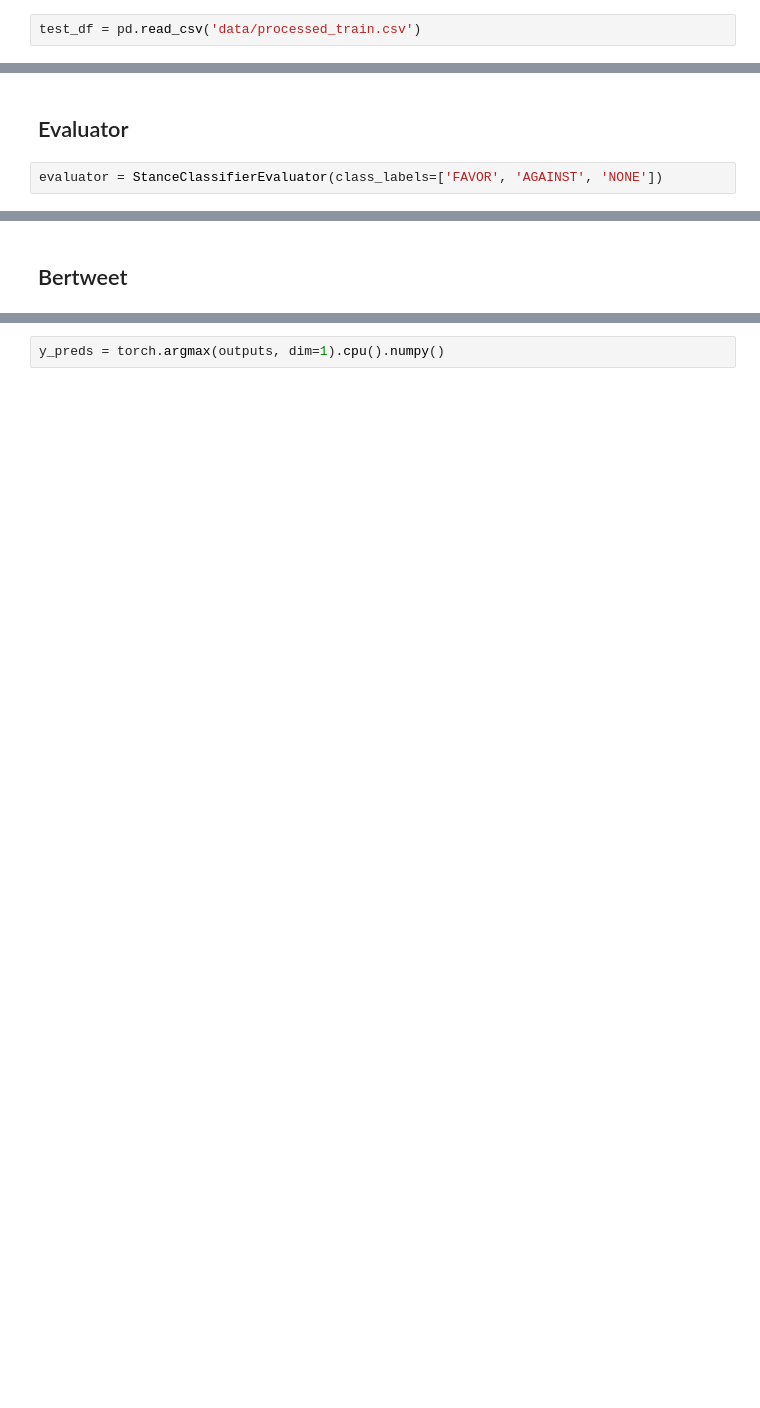
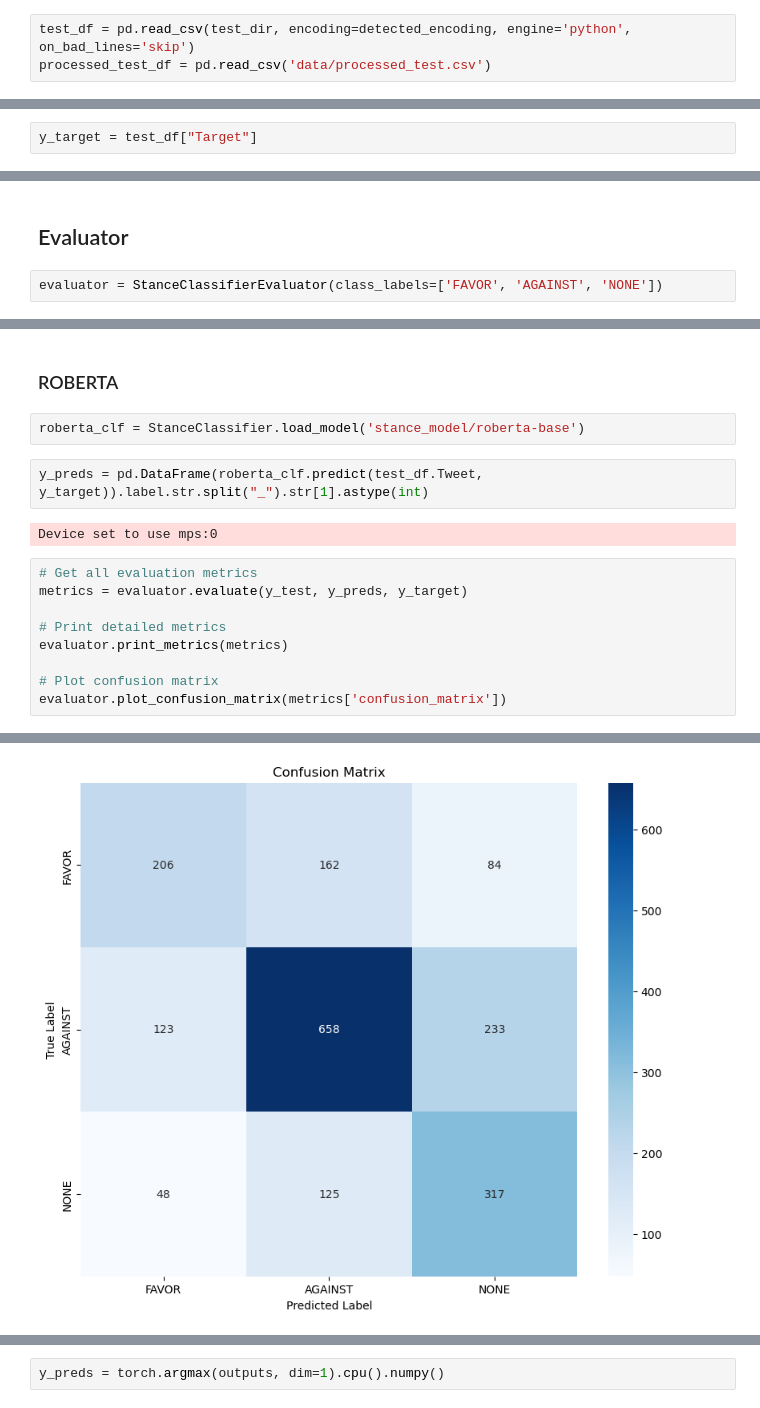
Before and after one commit to bitrao/BERT-tweet-stance-classification, a Jupyter notebook: tweet_stance_classifier_evaluate.ipynb, the cells around one changed output, grey strips where cells are left out. Cells and saved outputs as stored; diff of their text form; blank space fills up the shorter version.

```diff
--- a/tweet_stance_classifier_evaluate.ipynb
+++ b/tweet_stance_classifier_evaluate.ipynb
@@ -12,5 +24,6 @@ import torch
 # %%
-test_df = pd.read_csv('data/processed_train.csv')
+test_df = pd.read_csv(test_dir, encoding=detected_encoding, engine='python', on_bad_lines='skip')
+processed_test_df = pd.read_csv('data/processed_test.csv')
 # %%
 stance_map = {'FAVOR': 0, 'AGAINST': 1, 'NONE': 2}
 test_df['Stance_Numeric'] = test_df['Stance'].map(stance_map)
@@ -17,4 +31,6 @@ test_df['Stance_Numeric'] = test_df['Stance'].map(stance_map)
 # %%
 y_test = test_df['Stance_Numeric']
+# %%
+y_target = test_df["Target"]
 # %%
 test_inputs = test_df['Tweet'] + " [SEP] " + test_df['Target']
@@ -27,2 +47,18 @@ evaluator = StanceClassifierEvaluator(class_labels=['FAVOR', 'AGAINST', 'NONE'])
 # %% [markdown]
-## Bertweet
+### ROBERTA
+# %%
+roberta_clf = StanceClassifier.load_model('stance_model/roberta-base')
+# %%
+y_preds = pd.DataFrame(roberta_clf.predict(test_df.Tweet, y_target)).label.str.split("_").str[1].astype(int)
+# %% [output]
+Device set to use mps:0
+# %%
+# Get all evaluation metrics
+metrics = evaluator.evaluate(y_test, y_preds, y_target)
+
+# Print detailed metrics
+evaluator.print_metrics(metrics)
+
+# Plot confusion matrix
+evaluator.plot_confusion_matrix(metrics['confusion_matrix'])
+# %% [output]
@@ -28,0 +82 @@ evaluator = StanceClassifierEvaluator(class_labels=['FAVOR', 'AGAINST', 'NONE'])
+[figure, added]
```
Also changed, not shown: parts of 32 cells of this notebook, 5 other files.
